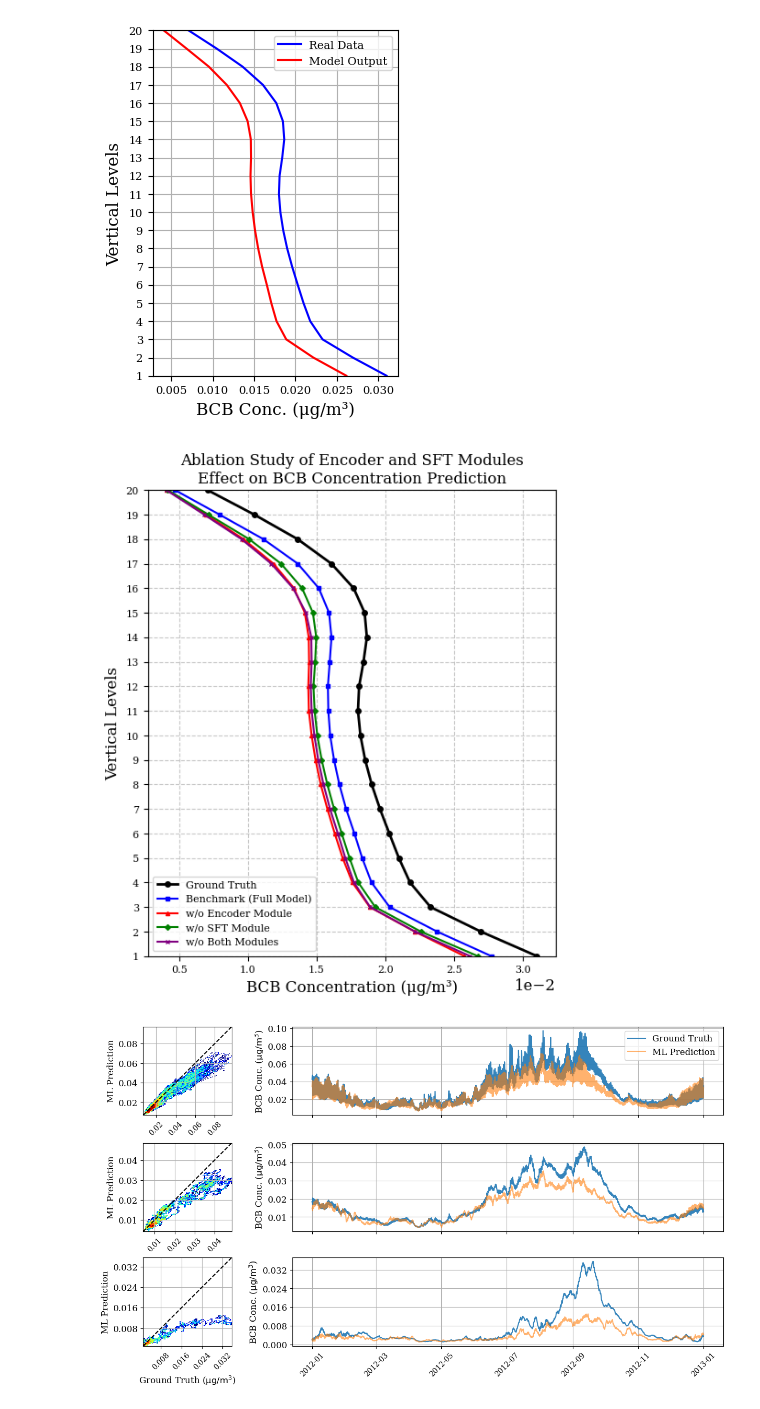
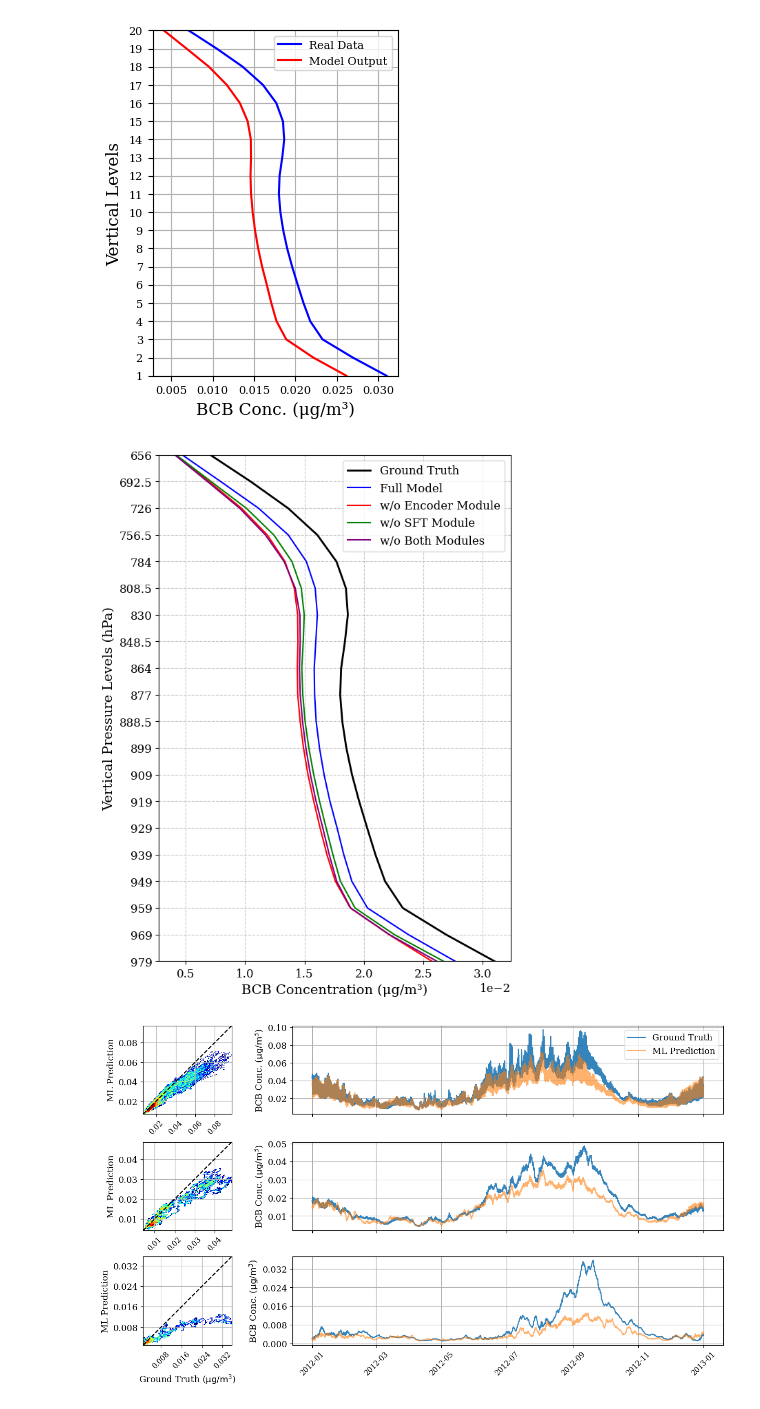
Before and after one commit to smhassanerfani/nasa-niswan, a Jupyter notebook: test.ipynb, the cells around one changed output. Cells and saved outputs as stored; diff of their text form; code cells hidden in the pictures.

Commit message:
feat(test): update test.ipynb for ablation-non and overal comparision

```diff
--- a/test.ipynb
+++ b/test.ipynb
@@ -427,15 +427,18 @@ if save_figure:
 plt.show()
 # %% [output]
 [figure]
+# %%
+plm = [979, 969, 959, 949, 939, 929, 919, 909, 899, 888.5, 877, 864, 848.5, 830, 808.5, 784, 756.5, 726, 692.5, 656, 616.5, 574, 531, 490, 451, 414, 379, 346, 315, 286, 259, 234, 211, 190, 171, 154, 139, 126, 115, 105, 95, 85, 75.5, 67, 59.5, 53, 47.5, 42.5, 37.5, 32.5, 27.5, 22.5, 17.5, 12.5, 7.81, 4.39, 2.47, 1.39, 0.781, 0.439, 0.247, 0.139]
+plm = plm[:data_args['levels']]
 # %%
 import matplotlib.pyplot as plt
 import numpy as np
 import pandas as pd
 
 # Set consistent font sizes
-LABEL_SIZE = 12      # For axis labels (xlabel, ylabel)
-TICK_SIZE = 8        # For tick labels
-LEGEND_SIZE = 8      # For legend
+LABEL_SIZE = 14      # For axis labels (xlabel, ylabel)
+TICK_SIZE = 12        # For tick labels
+LEGEND_SIZE = 12      # For legend
 
 # Create a dataframe from the table data
 data = {
@@ -465,47 +468,44 @@ df['level'] = levels
 df.set_index('level', inplace=True)
 
 # Create the figure
-fig, ax = plt.subplots(figsize=(5, 6), constrained_layout=True)
+fig, ax = plt.subplots(figsize=(6, 8), constrained_layout=True)
 
 # Plot with more descriptive labels
-ax.plot(df['GT'], df.index, 'o-', label='Ground Truth', color='black', linewidth=2, markersize=4)
-ax.plot(df['BNC'], df.index, 's-', label='Benchmark (Full Model)', color='blue', linewidth=1.5, markersize=3)
-ax.plot(df['ENC'], df.index, '^-', label='w/o Encoder Module', color='red', linewidth=1.5, markersize=3)
-ax.plot(df['SFT'], df.index, 'D-', label='w/o SFT Module', color='green', linewidth=1.5, markersize=3)
-ax.plot(df['None'], df.index, 'x-', label='w/o Both Modules', color='purple', linewidth=1.5, markersize=3)
+ax.plot(df['GT'], df.index, label='Ground Truth', color='black', linewidth=2, markersize=4)
+ax.plot(df['BNC'], df.index, label='Full Model', color='blue', linewidth=1.5, markersize=3)
+ax.plot(df['ENC'], df.index, label='w/o Encoder Module', color='red', linewidth=1.5, markersize=3)
+ax.plot(df['SFT'], df.index, label='w/o SFT Module', color='green', linewidth=1.5, markersize=3)
+ax.plot(df['None'], df.index, label='w/o Both Modules', color='purple', linewidth=1.5, markersize=3)
 
 # Set axis labels with font size
 ax.set_xlabel('BCB Concentration (μg/m³)', fontsize=LABEL_SIZE)
-ax.set_ylabel('Vertical Levels', fontsize=LABEL_SIZE)
+ax.set_ylabel('Vertical Pressure Levels (hPa)', fontsize=LABEL_SIZE)
 
 # Set axis limits and ticks
 ax.set_ylim(1, 20)  # Set y-axis range from 1 to 20
 ax.set_yticks(range(1, 21, 1))  # Set integer ticks from 1 to 20
-# ax.invert_yaxis()  # Invert y-axis so level 1 is at the top
+ax.set_yticklabels(plm)  # Set y-tick labels to pressure levels
 
 # Adjust tick label font sizes
 ax.tick_params(axis='x', labelsize=TICK_SIZE)
 ax.tick_params(axis='y', labelsize=TICK_SIZE)
 
 # Scientific notation for x-axis
 ax.ticklabel_format(style='sci', axis='x', scilimits=(0,0))
 
 # Add grid
 ax.grid(linestyle='--', alpha=0.7)
 
 # Add legend with font size
-ax.legend(fontsize=LEGEND_SIZE, loc='lower left')
+ax.legend(fontsize=LEGEND_SIZE, loc='upper right')
 
 # Add appropriate title for an ablation study
-ax.set_title('Ablation Study of Encoder and SFT Modules\nEffect on BCB Concentration Prediction', fontsize=LABEL_SIZE)
+# ax.set_title('Impact of Model Components on BCB Vertical Profile Prediction', fontsize=LABEL_SIZE)
 
-# Save figure
-# Uncomment the following line to save the figure
-# plt.savefig('BCB_concentration_ablation_study.png', dpi=300, bbox_inches='tight')
 
 plt.show()
 # %% [output]
-[figure, old version]
+[figure, new version]
 # %%
 import matplotlib.pyplot as plt
 import numpy as np
```
Also changed, not shown: parts of 1 cell of this notebook.
